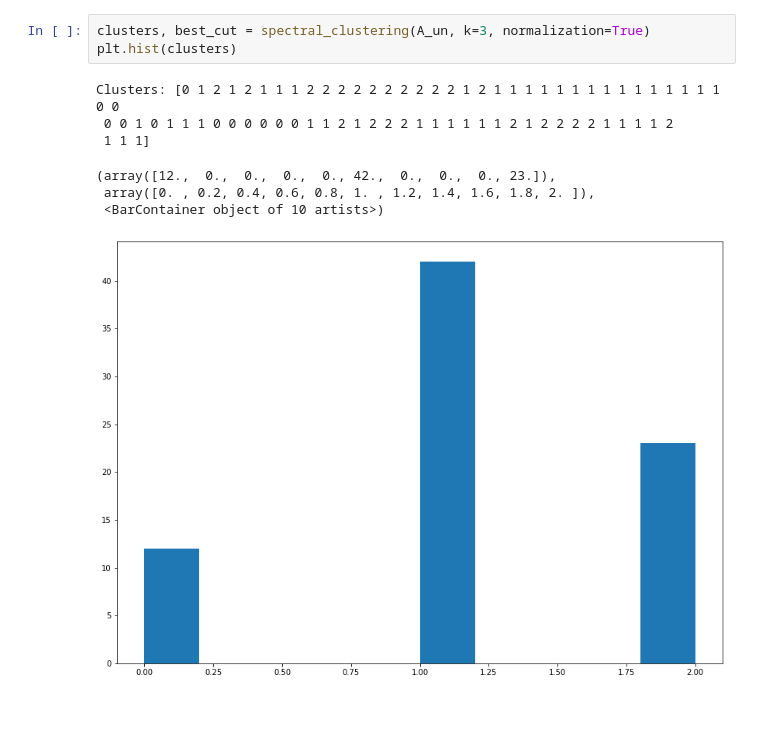
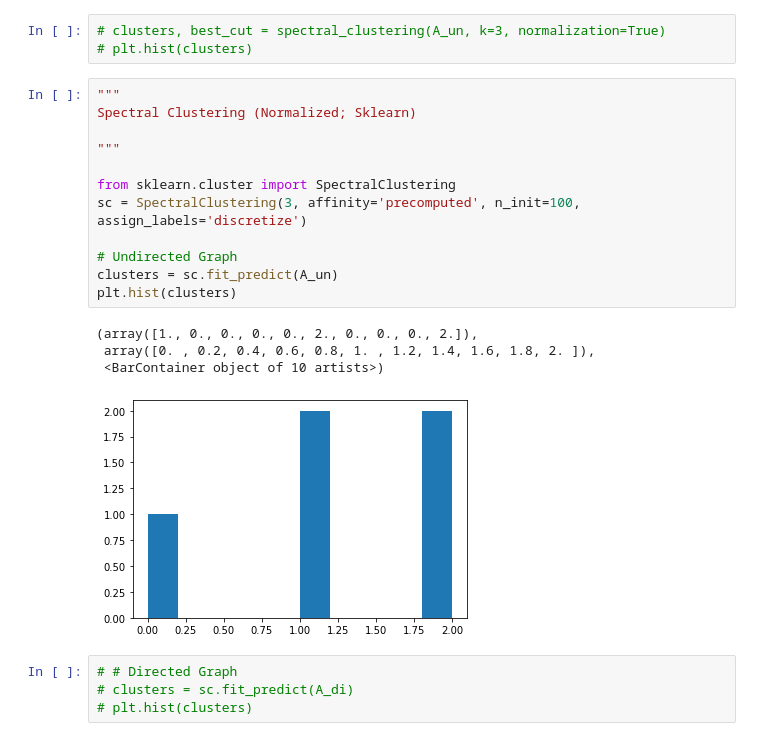
Before and after one commit to Nikunj-Gupta/Spectral-Clustering-Directed-Graphs, a Jupyter notebook: spectral_clustering.ipynb, the cells around one changed output. Cells and saved outputs as stored; diff of their text form; blank space fills up the shorter version.

```diff
--- a/spectral_clustering.ipynb
+++ b/spectral_clustering.ipynb
@@ -114,11 +106,24 @@ Clusters: [0 0 0 0 0 0 0 0 0 0 0 0 0 0 0 0 0 0 0 0 0 0 0 0 0 0 0 0 0 0 0 0 0 0 0
 # %%
-clusters, best_cut = spectral_clustering(A_un, k=3, normalization=True)
-plt.hist(clusters)
+# clusters, best_cut = spectral_clustering(A_un, k=3, normalization=True)
+# plt.hist(clusters)
-# %% [output]
-Clusters: [0 1 2 1 2 1 1 1 2 2 2 2 2 2 2 2 2 2 1 2 1 1 1 1 1 1 1 1 1 1 1 1 1 1 1 0 0
- 0 0 1 0 1 1 1 0 0 0 0 0 0 1 1 2 1 2 2 2 1 1 1 1 1 1 2 1 2 2 2 2 1 1 1 1 2
- 1 1 1]
-(array([12.,  0.,  0.,  0.,  0., 42.,  0.,  0.,  0., 23.]),
- array([0. , 0.2, 0.4, 0.6, 0.8, 1. , 1.2, 1.4, 1.6, 1.8, 2. ]),
- <BarContainer object of 10 artists>)
-[figure, removed]
+# %%
+"""
+Spectral Clustering (Normalized; Sklearn)
+
+"""
+
+from sklearn.cluster import SpectralClustering
+sc = SpectralClustering(3, affinity='precomputed', n_init=100, assign_labels='discretize')
+
+# Undirected Graph
+clusters = sc.fit_predict(A_un)
+plt.hist(clusters)
+# %% [output]
+(array([1., 0., 0., 0., 0., 2., 0., 0., 0., 2.]),
+ array([0. , 0.2, 0.4, 0.6, 0.8, 1. , 1.2, 1.4, 1.6, 1.8, 2. ]),
+ <BarContainer object of 10 artists>)
+[figure, added]
+# %%
+# # Directed Graph
+# clusters = sc.fit_predict(A_di)
+# plt.hist(clusters)
```
Also changed, not shown: parts of 19 cells of this notebook, 4 other files.
